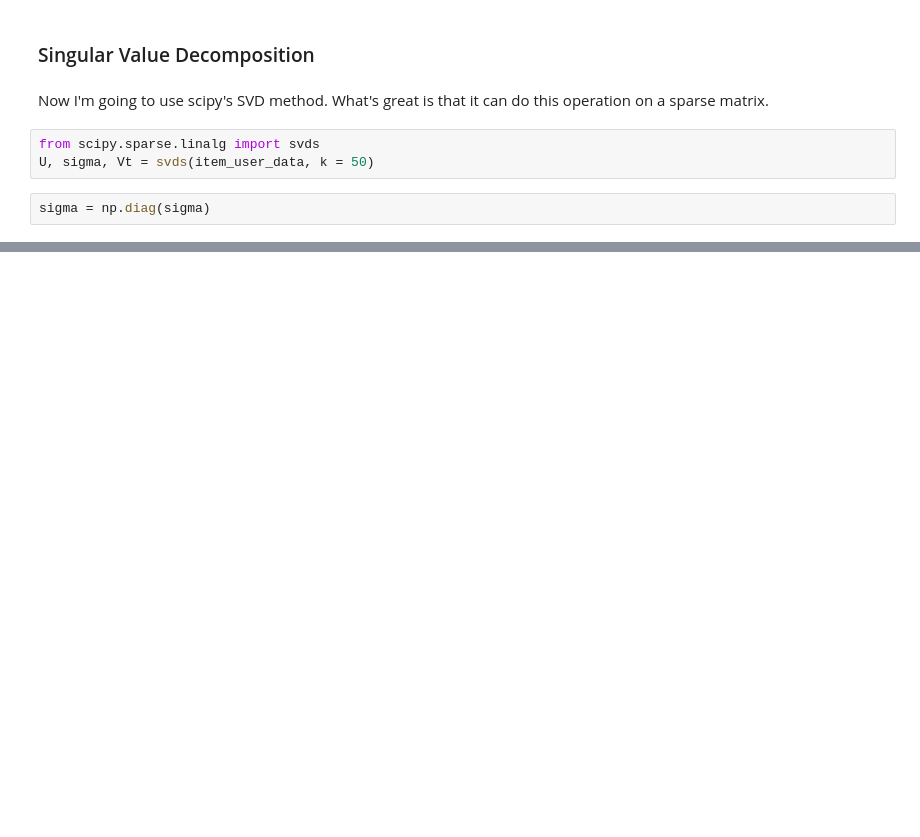
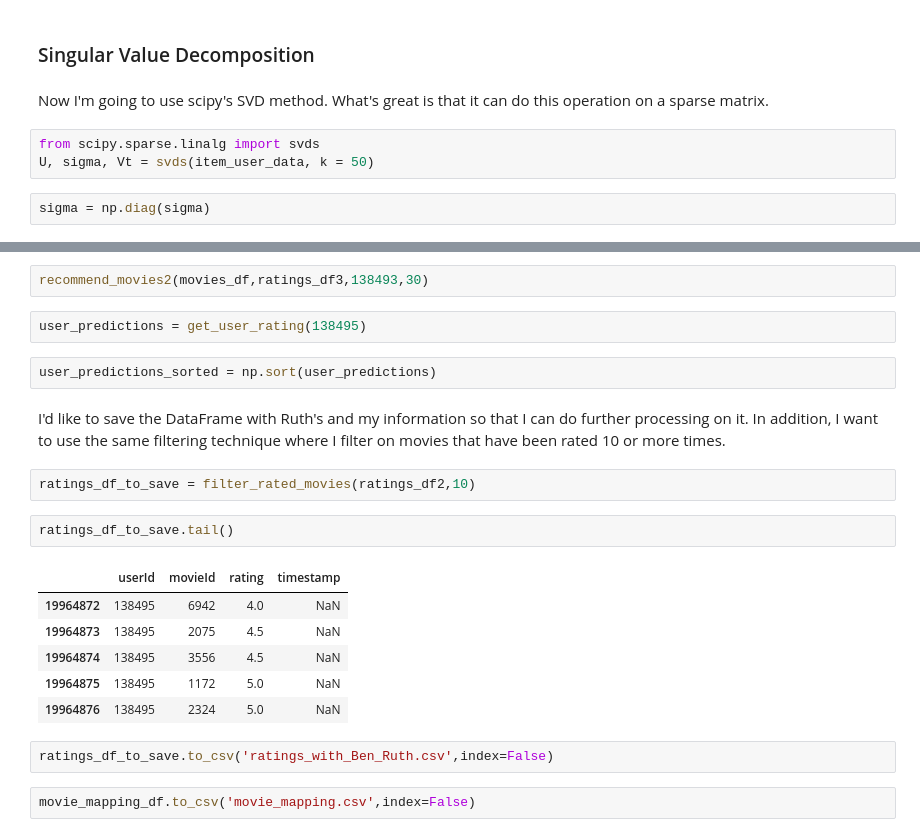
Before and after one commit to bwsturm/metis_bootcamp, a Jupyter notebook: Week10/movie_recommender/python/notebooks/Movie_Recommender_matrix_factorization.ipynb, the cells around one changed output, grey strips where cells are left out. Saved outputs shown, nothing was run; the diff lists cells and outputs as text; blank space fills up the shorter version.

```diff
--- a/Week10/movie_recommender/python/notebooks/Movie_Recommender_matrix_factorization.ipynb
+++ b/Week10/movie_recommender/python/notebooks/Movie_Recommender_matrix_factorization.ipynb
@@ -305,0 +403,23 @@ movieId.values[0]
+# %%
+recommend_movies2(movies_df,ratings_df3,138493,30)
+# %%
+user_predictions = get_user_rating(138495)
+# %%
+user_predictions_sorted = np.sort(user_predictions)
+# %% [markdown]
+I'd like to save the DataFrame with Ruth's and my information so that I can do further processing on it.  In addition, I want to use the same filtering technique where I filter on movies that have been rated 10 or more times.
+# %%
+ratings_df_to_save = filter_rated_movies(ratings_df2,10)
+# %%
+ratings_df_to_save.tail()
+# %% [output]
+|  | userId | movieId | rating | timestamp |
+| 19964872 | 138495 | 6942 | 4.0 | NaN |
+| 19964873 | 138495 | 2075 | 4.5 | NaN |
+| 19964874 | 138495 | 3556 | 4.5 | NaN |
+| 19964875 | 138495 | 1172 | 5.0 | NaN |
+| 19964876 | 138495 | 2324 | 5.0 | NaN |
+# %%
+ratings_df_to_save.to_csv('ratings_with_Ben_Ruth.csv',index=False)
+# %%
+movie_mapping_df.to_csv('movie_mapping.csv',index=False)
```
Also changed, not shown: parts of 76 cells of this notebook, 48 other files.
